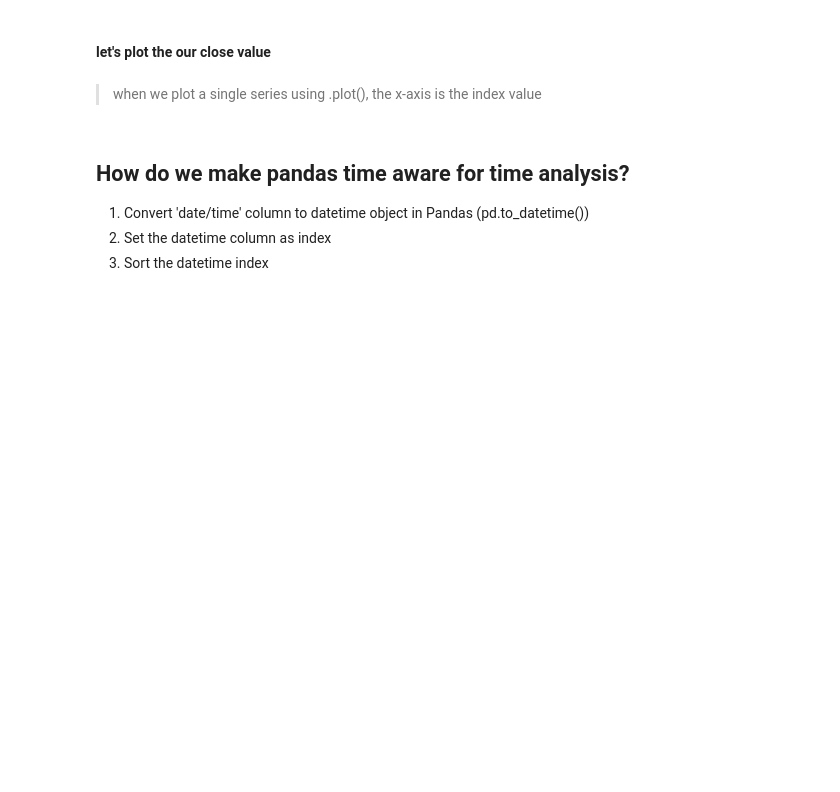
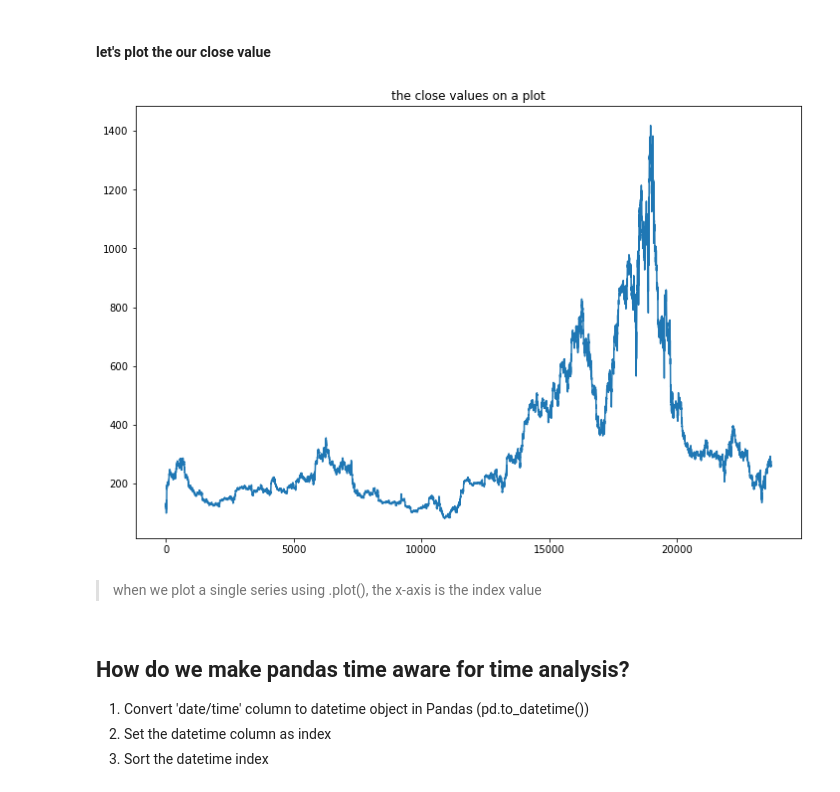
Before and after one commit to CodeupClassroom/leavitt-time-series-exercises-, a Jupyter notebook: time_series_dates.ipynb, the cells around one changed output. Saved outputs shown, nothing was run; the diff lists cells and outputs as text; code cells hidden in the pictures; blank space fills up the shorter version.

```diff
--- a/time_series_dates.ipynb
+++ b/time_series_dates.ipynb
@@ -84,11 +333,14 @@ df
 # %% [markdown]
 #### let's plot the our close value
 # %%
-# plt.figure(figsize=(12,8))
+plt.figure(figsize=(12,8))
 
+df.close.plot()
 
-# plt.title('the close values on a plot')
-# plt.show()
+plt.title('the close values on a plot')
+plt.show()
+# %% [output]
+[figure, added]
 # %% [markdown]
 > when we plot a single series using .plot(), the x-axis is the index value
 # %% [markdown]
```
Also changed, not shown: parts of 102 cells of this notebook.
